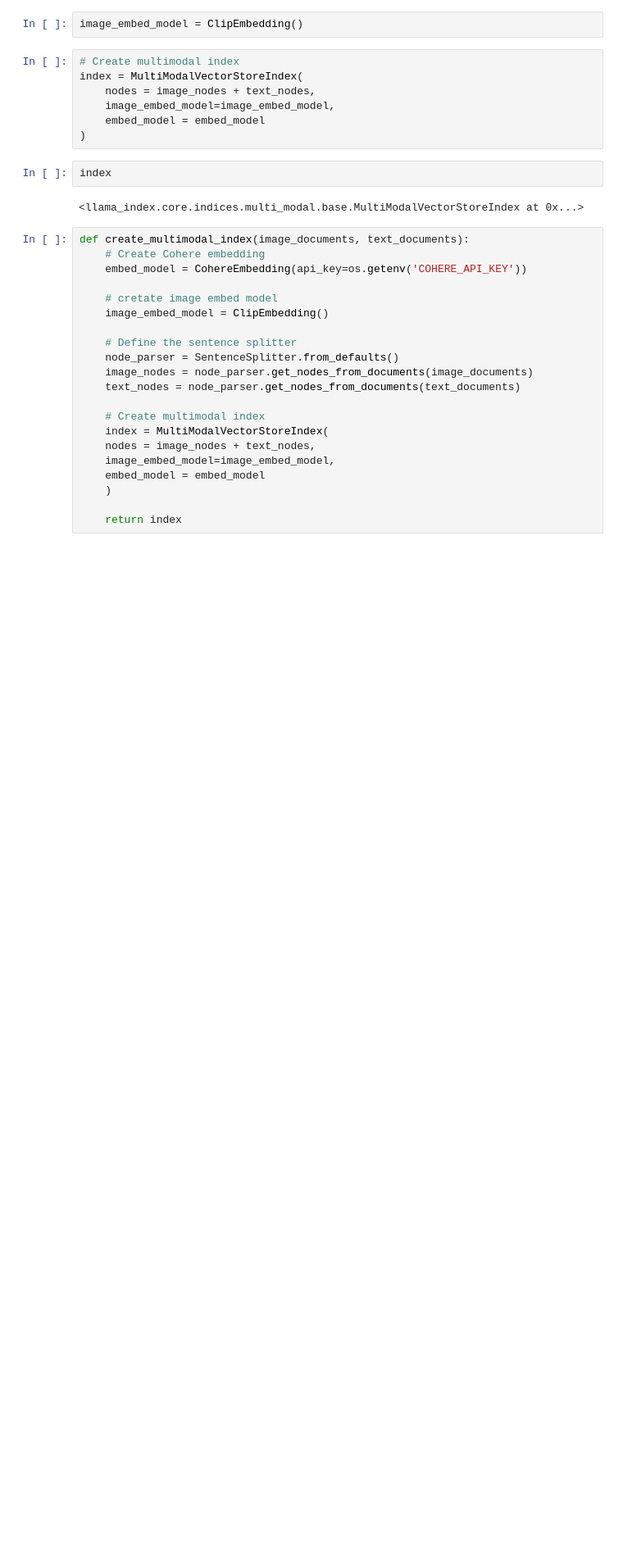
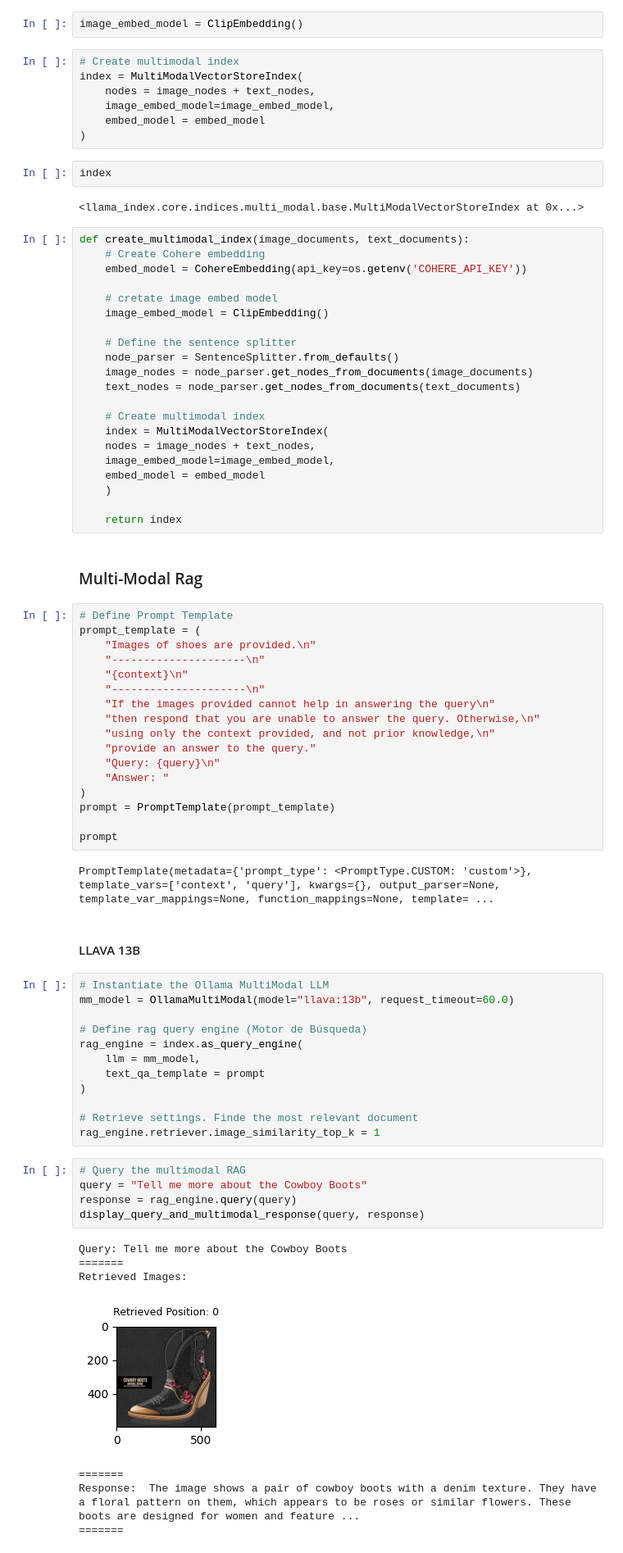
Before and after one commit to estelacode/poc_II_tfg_multimodal_rag_chatbot, a Jupyter notebook: notebooks/poc_multimodal_rag_chatbot.ipynb, the cells around one changed output. Shown at 82% size. Drawn from its saved outputs; the diff is of its cells as text; blank space fills up the shorter version.

Commit message:
poc multimodal rag chatbot p2. Gradio prototype interface

```diff
--- a/notebooks/poc_multimodal_rag_chatbot.ipynb
+++ b/notebooks/poc_multimodal_rag_chatbot.ipynb
@@ -106,3 +110,51 @@ def create_multimodal_index(image_documents, text_documents):
     )
 
     return index
+# %% [markdown]
+###  Multi-Modal Rag
+# %%
+# Define Prompt Template
+prompt_template = (
+    "Images of shoes are provided.\n"
+    "---------------------\n"
+    "{context}\n"
+    "---------------------\n"
+    "If the images provided cannot help in answering the query\n"
+    "then respond that you are unable to answer the query. Otherwise,\n"
+    "using only the context provided, and not prior knowledge,\n"
+    "provide an answer to the query."
+    "Query: {query}\n"
+    "Answer: "
+)
+prompt = PromptTemplate(prompt_template)
+
+prompt
+# %% [output]
+PromptTemplate(metadata={'prompt_type': <PromptType.CUSTOM: 'custom'>}, template_vars=['context', 'query'], kwargs={}, output_parser=None, template_var_mappings=None, function_mappings=None, template= ...
+# %% [markdown]
+#### LLAVA 13B
+# %%
+# Instantiate the Ollama MultiModal LLM
+mm_model = OllamaMultiModal(model="llava:13b", request_timeout=60.0)
+
+# Define rag query engine (Motor de Búsqueda)
+rag_engine = index.as_query_engine(
+    llm = mm_model,
+    text_qa_template = prompt
+)
+
+# Retrieve settings. Finde the most relevant document
+rag_engine.retriever.image_similarity_top_k = 1
+# %%
+# Query the multimodal RAG
+query = "Tell me more about the Cowboy Boots"
+response = rag_engine.query(query)
+display_query_and_multimodal_response(query, response)
+# %% [output]
+Query: Tell me more about the Cowboy Boots
+=======
+Retrieved Images:
+[figure, added]
+=======
+Response:  The image shows a pair of cowboy boots with a denim texture. They have a floral pattern on them, which appears to be roses or similar flowers. These boots are designed for women and feature ...
+=======
```
Also changed, not shown: parts of 27 cells of this notebook, 7 other files.
